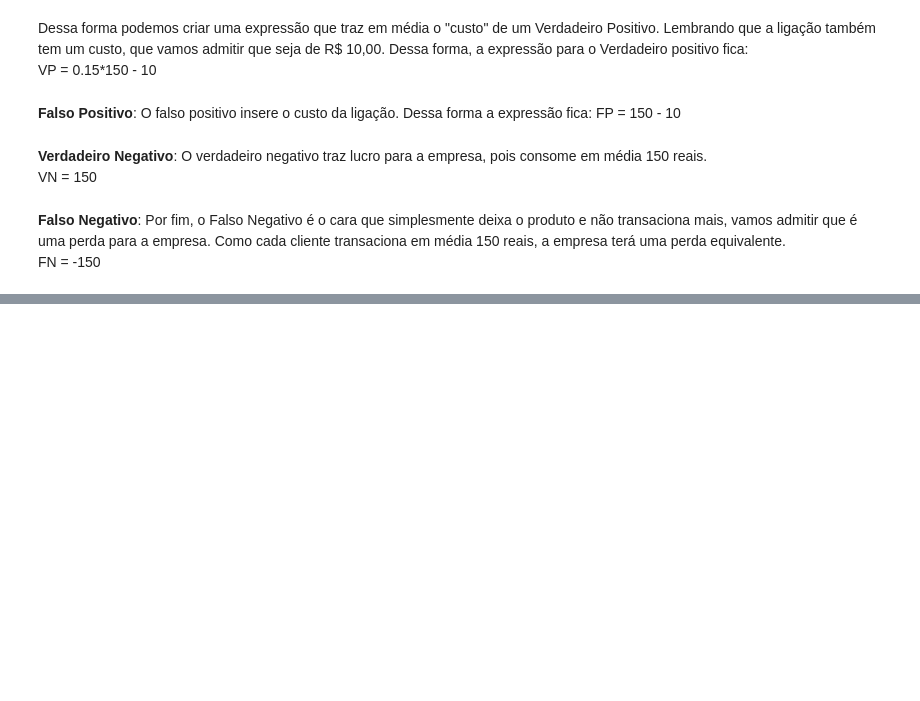
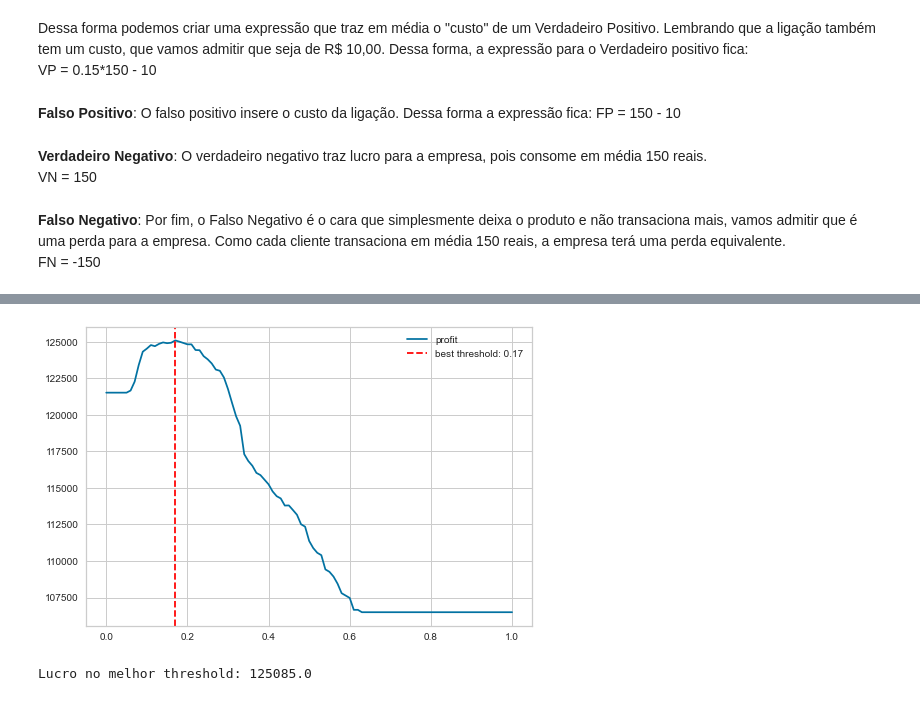
Before and after one commit to brondevitor/Python_Jorney, a Jupyter notebook: Classificação/Classificação II.ipynb, the cells around one changed output, grey strips where cells are left out. Drawn from its saved outputs; the diff is of its cells as text; code cells hidden in the pictures; blank space fills up the shorter version.

```diff
--- a/Classificação/Classificação II.ipynb
+++ b/Classificação/Classificação II.ipynb
@@ -119,0 +266,12 @@ FN = -150
+# %%
+best_thresh = uniform_thresholds[np.argmax(profit_thresholds)]
+plt.plot(uniform_thresholds, profit_thresholds, label='profit')
+plt.axvline(best_thresh,linestyle= '--', color='red',label=f'best threshold: {best_thresh}')
+plt.legend()
+plt.show()
+# %% [output]
+[figure, added]
+# %%
+print(f'Lucro no melhor threshold: {profit_thresholds[np.argmax(profit_thresholds)]}')
+# %% [output]
+Lucro no melhor threshold: 125085.0
```
Also changed, not shown: parts of 23 cells of this notebook.
